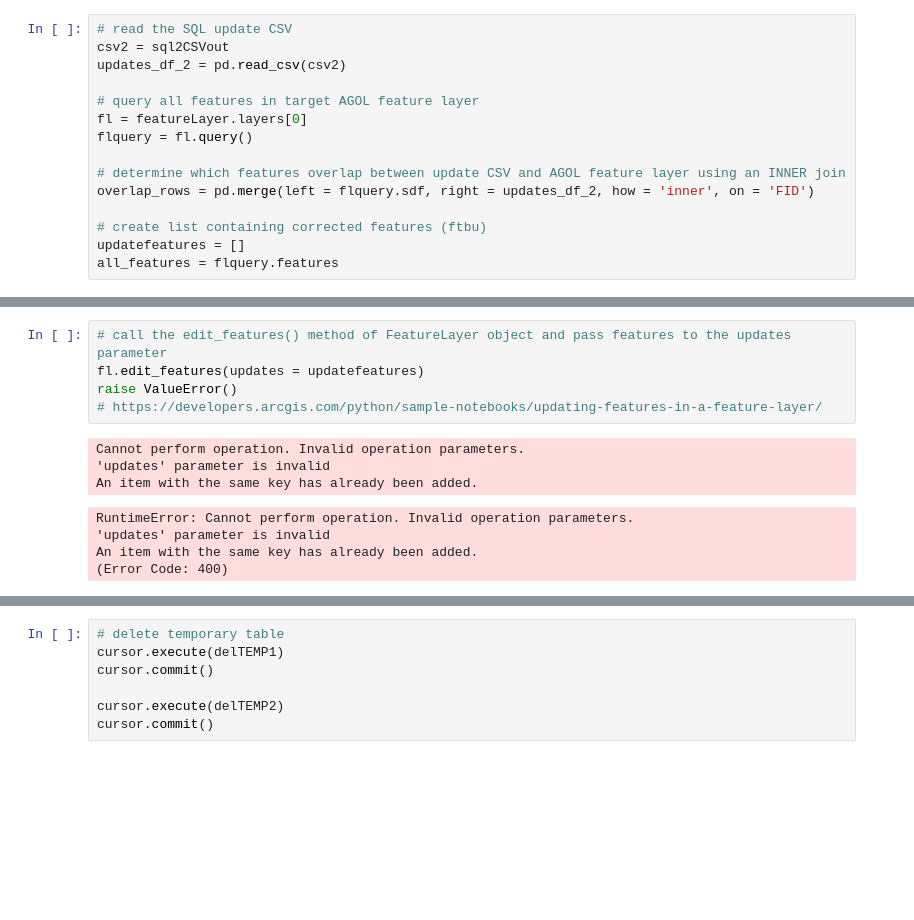
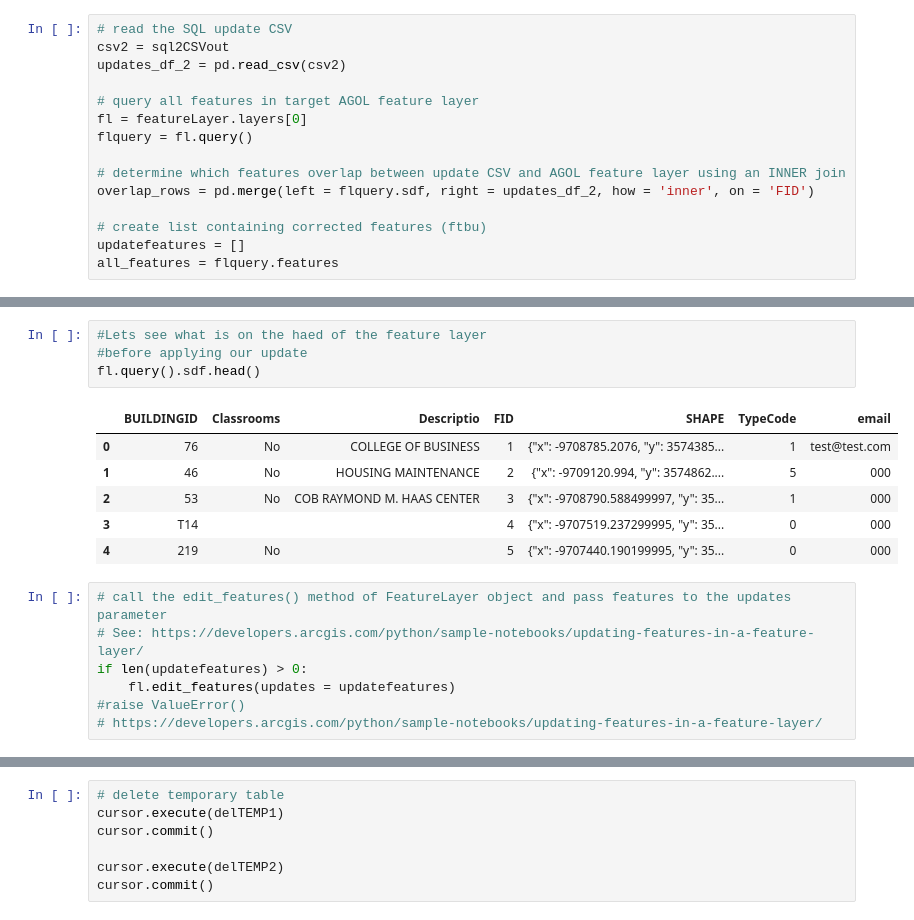
Before and after one commit to UWFGeoDataCenter/src, a Jupyter notebook: Notebooks/AGOLSQLSync.ipynb, the cells around one changed output, grey strips where cells are left out. Cells and saved outputs as stored; diff of their text form; blank space fills up the shorter version.

```diff
--- a/Notebooks/AGOLSQLSync.ipynb
+++ b/Notebooks/AGOLSQLSync.ipynb
@@ -223,13 +211,18 @@ updatefeatures
+# %%
+#Lets see what is on the haed of the feature layer
+#before applying our update
+fl.query().sdf.head()
+# %% [output]
+|  | BUILDINGID | Classrooms | Descriptio | FID | SHAPE | TypeCode | email |
+| 0 | 76 | No | COLLEGE OF BUSINESS | 1 | {"x": -9708785.2076, "y": 3574385... | 1 | test@test.com |
+| 1 | 46 | No | HOUSING MAINTENANCE | 2 | {"x": -9709120.994, "y": 3574862.... | 5 | 000 |
+| 2 | 53 | No | COB RAYMOND M. HAAS CENTER | 3 | {"x": -9708790.588499997, "y": 35... | 1 | 000 |
+| 3 | T14 |  |  | 4 | {"x": -9707519.237299995, "y": 35... | 0 | 000 |
+| 4 | 219 | No |  | 5 | {"x": -9707440.190199995, "y": 35... | 0 | 000 |
 # %%
 # call the edit_features() method of FeatureLayer object and pass features to the updates parameter
-fl.edit_features(updates = updatefeatures)
-raise ValueError()
+# See: https://developers.arcgis.com/python/sample-notebooks/updating-features-in-a-feature-layer/
+if len(updatefeatures) > 0:
+    fl.edit_features(updates = updatefeatures)
+#raise ValueError()
 # https://developers.arcgis.com/python/sample-notebooks/updating-features-in-a-feature-layer/
-# %% [output]
-Cannot perform operation. Invalid operation parameters.
-'updates' parameter is invalid
-An item with the same key has already been added.
-RuntimeError: Cannot perform operation. Invalid operation parameters.
-'updates' parameter is invalid
-An item with the same key has already been added.
-(Error Code: 400)
```
Also changed, not shown: parts of 7 cells of this notebook, 3 other files.
